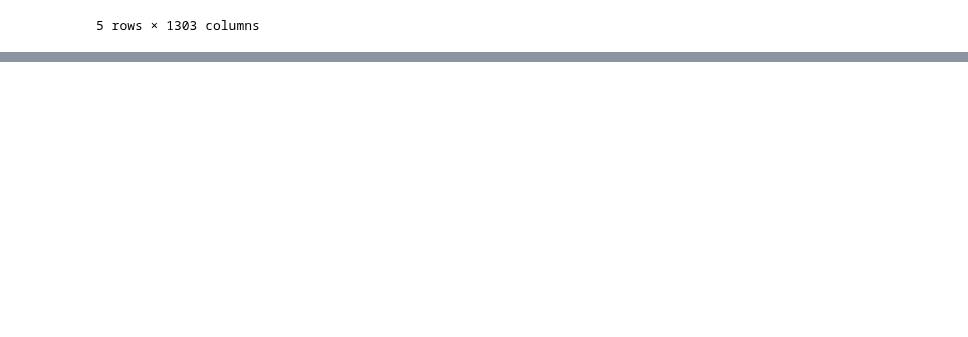
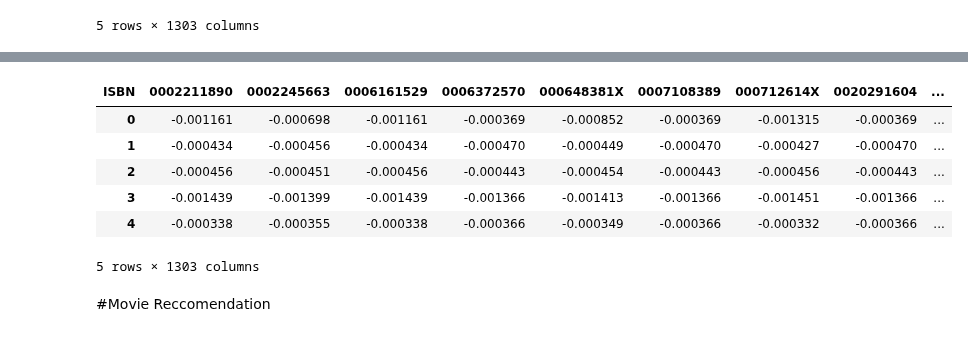
Before and after one commit to Pager07/Book-Recommendation, a Jupyter notebook: SVDHomeWork.ipynb, the cells around one changed output, grey strips where cells are left out. Cells and saved outputs as stored; diff of their text form; code cells hidden in the pictures; blank space fills up the shorter version.

```diff
--- a/SVDHomeWork.ipynb
+++ b/SVDHomeWork.ipynb
@@ -64,0 +79,18 @@ R_demeaned = R - users_mean_rating.reshape(-1,1)
+# %%
+U,sigma,Vt = svds(R_demeaned, k=50)
+sigma = np.diag(sigma)
+Y = np.dot(np.dot(U,sigma),Vt) + users_mean_rating.reshape(-1,1)
+# %%
+Y_df = pd.DataFrame(Y,columns=r_df.columns)
+# %%
+Y_df.head()
+# %% [output]
+| ISBN | 0002211890 | 0002245663 | 0006161529 | 0006372570 | 000648381X | 0007108389 | 000712614X | 0020291604 | ... |
+| 0 | -0.001161 | -0.000698 | -0.001161 | -0.000369 | -0.000852 | -0.000369 | -0.001315 | -0.000369 | ... |
+| 1 | -0.000434 | -0.000456 | -0.000434 | -0.000470 | -0.000449 | -0.000470 | -0.000427 | -0.000470 | ... |
+| 2 | -0.000456 | -0.000451 | -0.000456 | -0.000443 | -0.000454 | -0.000443 | -0.000456 | -0.000443 | ... |
+| 3 | -0.001439 | -0.001399 | -0.001439 | -0.001366 | -0.001413 | -0.001366 | -0.001451 | -0.001366 | ... |
+| 4 | -0.000338 | -0.000355 | -0.000338 | -0.000366 | -0.000349 | -0.000366 | -0.000332 | -0.000366 | ... |
+5 rows × 1303 columns
+# %% [markdown]
+#Movie Reccomendation
```
Also changed, not shown: parts of 3 cells of this notebook.
